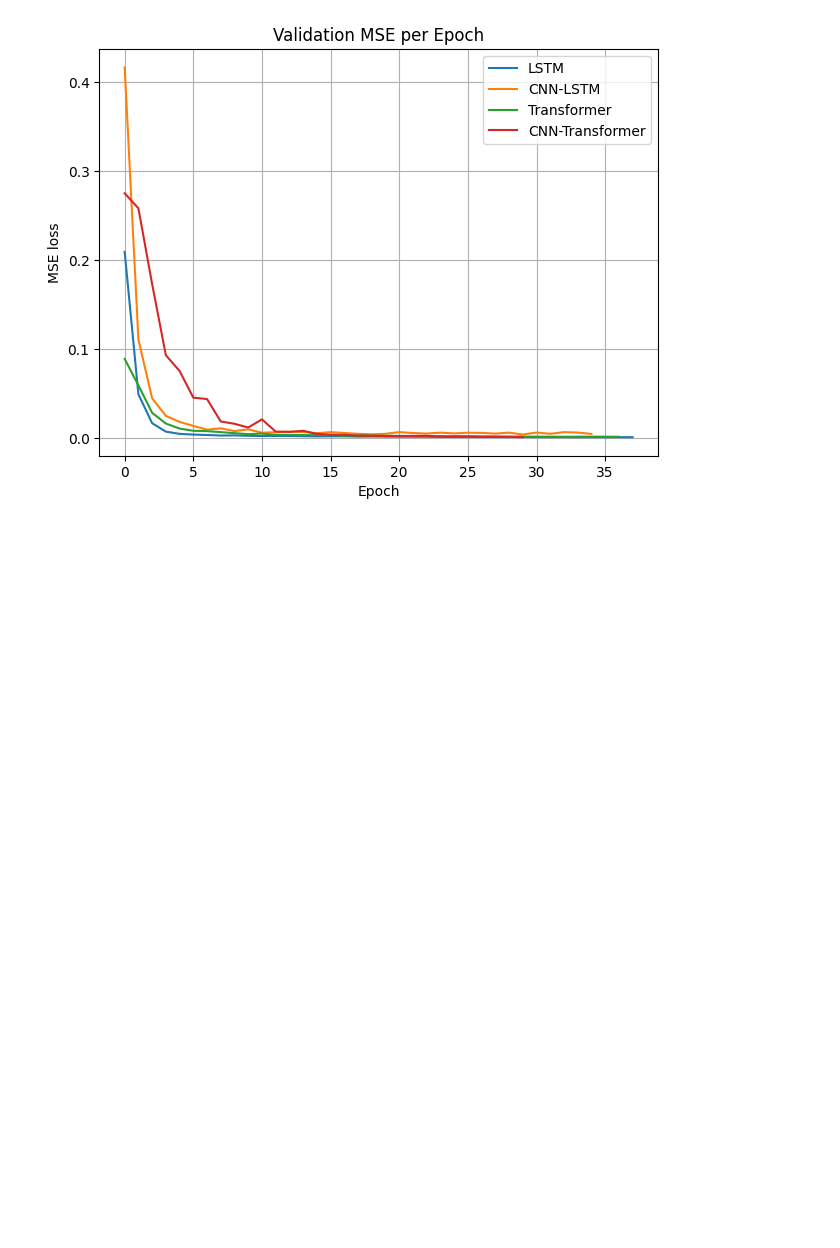
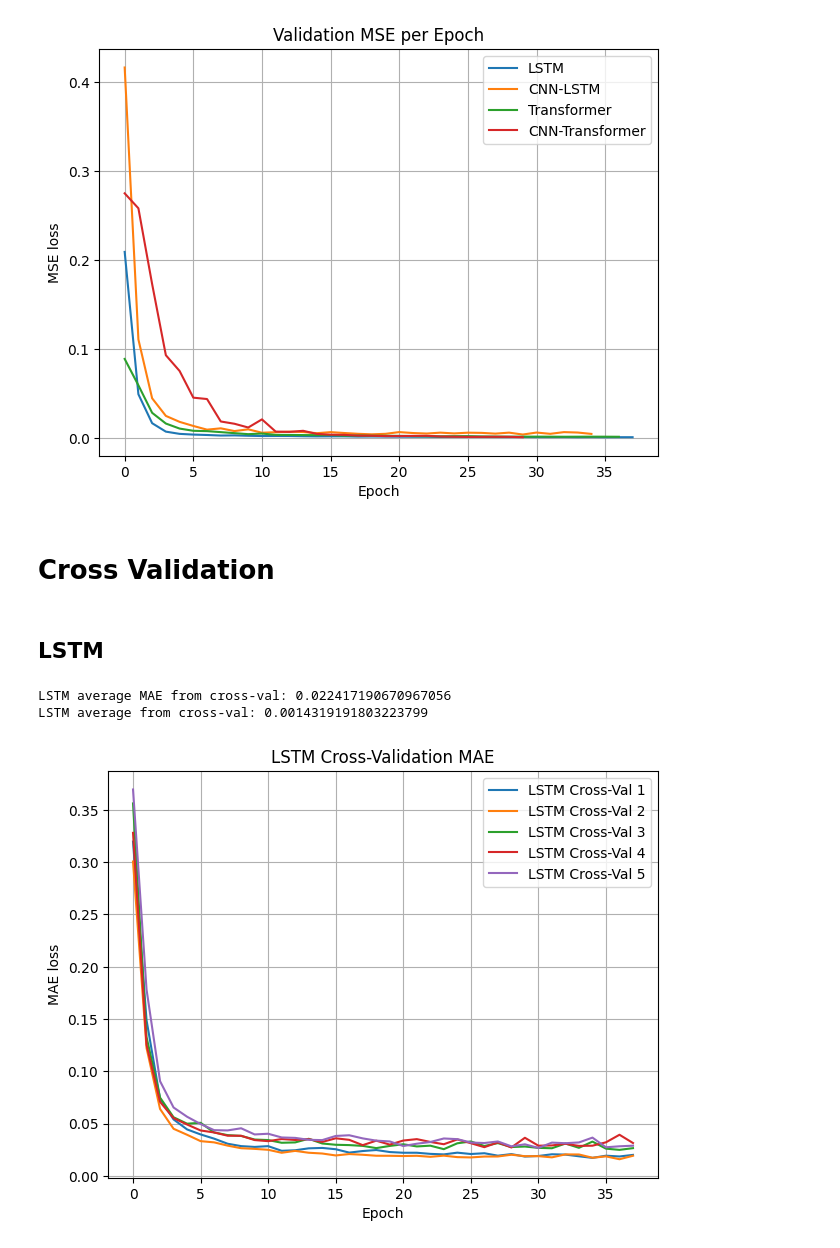
Before and after one commit to trevor-yu-087/syde770-project, a Jupyter notebook: plot_models.ipynb, the cells around one changed output. Saved outputs shown, nothing was run; the diff lists cells and outputs as text; code cells hidden in the pictures; blank space fills up the shorter version.

Commit message:
cross-val plots

```diff
--- a/plot_models.ipynb
+++ b/plot_models.ipynb
@@ -127,3 +127,5 @@ plt.title("Validation MSE per Epoch")
 plt.show()
 # %% [output]
 [figure]
+# %% [markdown]
+# Cross Validation
@@ -129,0 +138,44 @@ plt.show()
+# %% [markdown]
+## LSTM
+# %%
+lstm_mae_1 = pd.read_csv("/root/jonathan/syde770-project/outputs/cross-val/LSTM/run-LSTM_S6-5-31_18-04-2023_004940_tensorboard-tag-Validation MAE per Epoch.csv")
+lstm_mae_2 = pd.read_csv("/root/jonathan/syde770-project/outputs/cross-val/LSTM/run-LSTM_S7-5-32_18-04-2023_010715_tensorboard-tag-Validation MAE per Epoch.csv")
+lstm_mae_3 = pd.read_csv("/root/jonathan/syde770-project/outputs/cross-val/LSTM/run-LSTM_S8-5-33_18-04-2023_012154_tensorboard-tag-Validation MAE per Epoch.csv")
+lstm_mae_4 = pd.read_csv("/root/jonathan/syde770-project/outputs/cross-val/LSTM/run-LSTM_S9-5-34_18-04-2023_013541_tensorboard-tag-Validation MAE per Epoch.csv")
+lstm_mae_5 = pd.read_csv("/root/jonathan/syde770-project/outputs/cross-val/LSTM/run-LSTM_S10-5-35_18-04-2023_014936_tensorboard-tag-Validation MAE per Epoch.csv")
+
+lstm_mse_1 = pd.read_csv("/root/jonathan/syde770-project/outputs/cross-val/LSTM/run-LSTM_S6-5-31_18-04-2023_004940_tensorboard-tag-Validation MSE per Epoch.csv")
+lstm_mse_2 = pd.read_csv("/root/jonathan/syde770-project/outputs/cross-val/LSTM/run-LSTM_S7-5-32_18-04-2023_010715_tensorboard-tag-Validation MSE per Epoch.csv")
+lstm_mse_3 = pd.read_csv("/root/jonathan/syde770-project/outputs/cross-val/LSTM/run-LSTM_S8-5-33_18-04-2023_012154_tensorboard-tag-Validation MSE per Epoch.csv")
+lstm_mse_4 = pd.read_csv("/root/jonathan/syde770-project/outputs/cross-val/LSTM/run-LSTM_S9-5-34_18-04-2023_013541_tensorboard-tag-Validation MSE per Epoch.csv")
+lstm_mse_5 = pd.read_csv("/root/jonathan/syde770-project/outputs/cross-val/LSTM/run-LSTM_S10-5-35_18-04-2023_014936_tensorboard-tag-Validation MSE per Epoch.csv")
+# %%
+lstm_avg_mae = np.mean([lstm_mae_1['Value'].min(), lstm_mae_2['Value'].min(), lstm_mae_3['Value'].min(), lstm_mae_4['Value'].min(),lstm_mae_5['Value'].min()])
+print(f'LSTM average MAE from cross-val: {lstm_avg_mae}')
+
+lstm_avg_mse = np.mean([lstm_mse_1['Value'].min(), lstm_mse_2['Value'].min(), lstm_mse_3['Value'].min(), lstm_mse_4['Value'].min(),lstm_mse_5['Value'].min()])
+print(f'LSTM average from cross-val: {lstm_avg_mse}')
+# %% [output]
+LSTM average MAE from cross-val: 0.022417190670967056
+LSTM average from cross-val: 0.0014319191803223799
+# %%
+fig, ax = plt.subplots()
+
+ax.set_ylabel("MAE loss")
+ax.set_xlabel("Epoch")
+
+
+ax.plot(lstm_mae_1['Step'], lstm_mae_1['Value'], label="LSTM Cross-Val 1")
+ax.plot(lstm_mae_2['Step'], lstm_mae_2['Value'], label="LSTM Cross-Val 2")
+ax.plot(lstm_mae_3['Step'], lstm_mae_3['Value'], label="LSTM Cross-Val 3")
+ax.plot(lstm_mae_4['Step'], lstm_mae_4['Value'], label="LSTM Cross-Val 4")
+ax.plot(lstm_mae_5['Step'], lstm_mae_5['Value'], label="LSTM Cross-Val 5")
+
+plt.legend()
+plt.grid('on')
+plt.tight_layout()
+plt.title("LSTM Cross-Validation MAE")
+
+plt.show()
+# %% [output]
+[figure, added]
```
Also changed, not shown: parts of 16 cells of this notebook.
